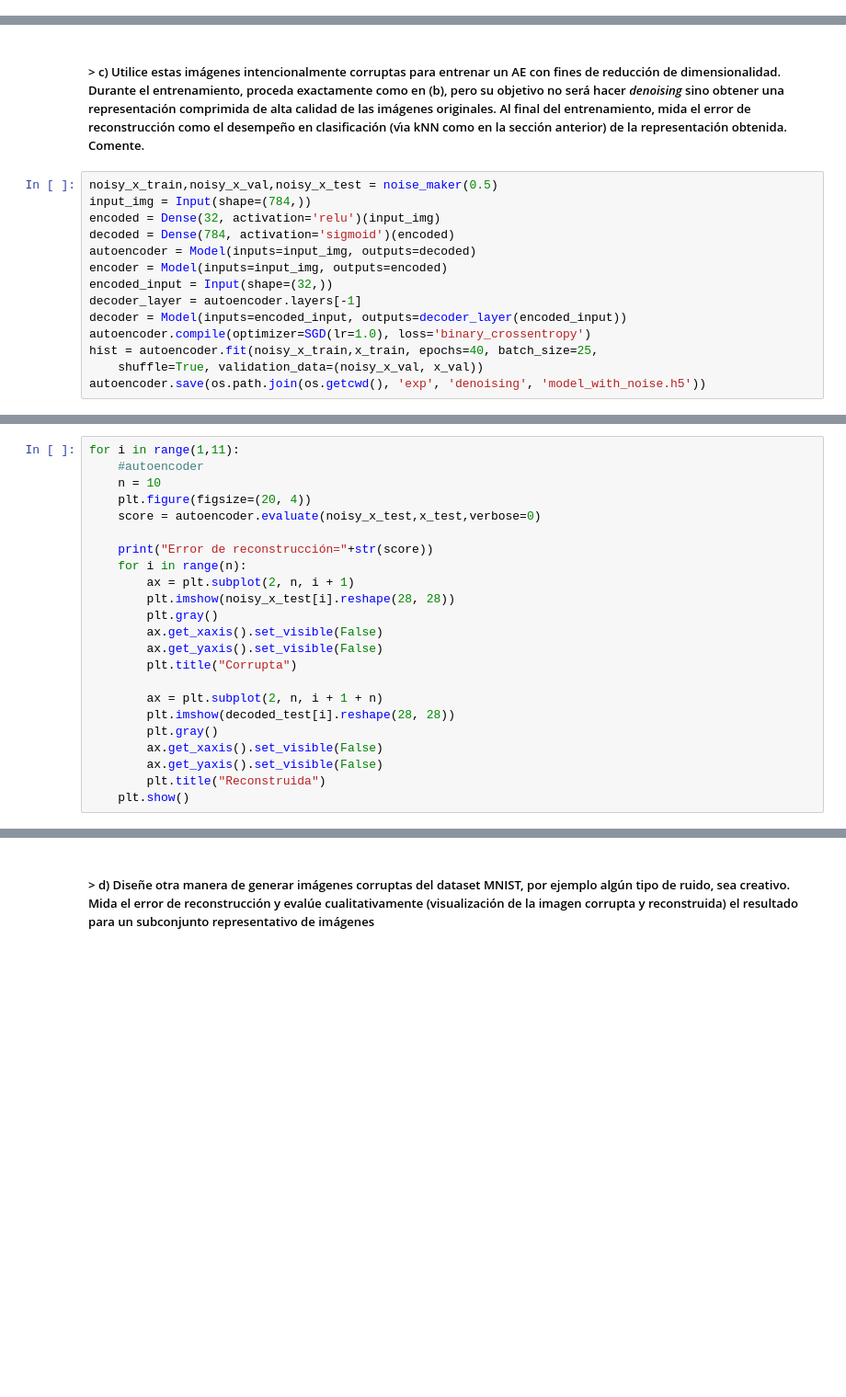
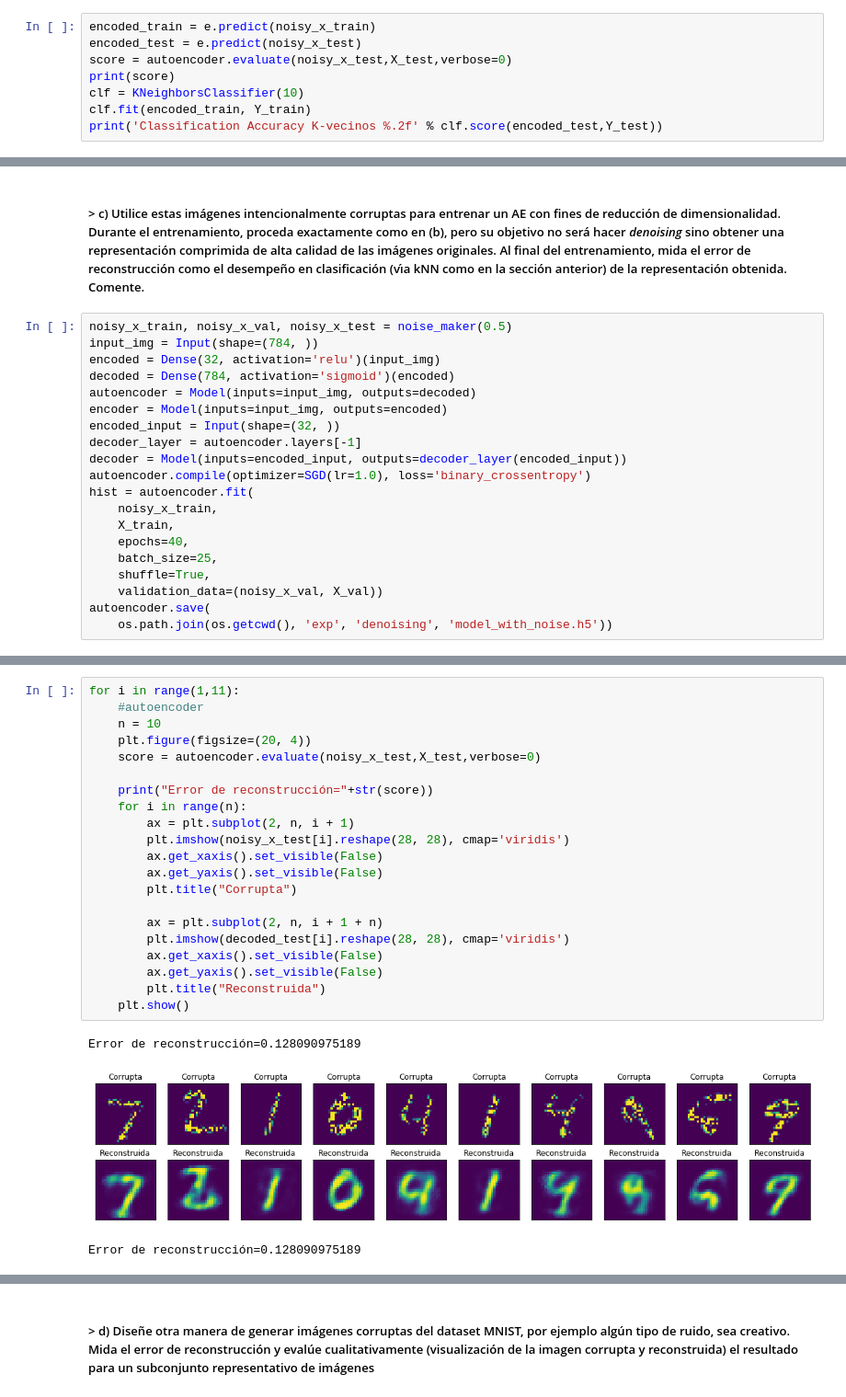
Before and after one commit to Caimapo/ANN, a Jupyter notebook: Tarea 2/Part 3 Autoencoders (AEs) in MNIST/Part 3 Autoencoders (AEs) in MNIST_15-06(en la U).ipynb, the cells around one changed output, grey strips where cells are left out. Shown at 92% size. Saved outputs shown, nothing was run; the diff lists cells and outputs as text; blank space fills up the shorter version.

```diff
--- a/Tarea 2/Part 3 Autoencoders (AEs) in MNIST/Part 3 Autoencoders (AEs) in MNIST_15-06(en la U).ipynb
+++ b/Tarea 2/Part 3 Autoencoders (AEs) in MNIST/Part 3 Autoencoders (AEs) in MNIST_15-06(en la U).ipynb
@@ -831,0 +808,8 @@ Como se puede ver en las imagenes
+# %%
+encoded_train = e.predict(noisy_x_train)
+encoded_test = e.predict(noisy_x_test)
+score = autoencoder.evaluate(noisy_x_test,X_test,verbose=0)
+print(score)
+clf = KNeighborsClassifier(10)
+clf.fit(encoded_train, Y_train)
+print('Classification Accuracy K-vecinos %.2f' % clf.score(encoded_test,Y_test))
@@ -832,16 +818,22 @@ Como se puede ver en las imagenes
 # %% [markdown]
 ##### > c) Utilice estas imágenes intencionalmente corruptas para entrenar un AE con fines de reducción de dimensionalidad. Durante el entrenamiento, proceda exactamente como en (b), pero su objetivo no será hacer *denoising* sino obtener una representación comprimida de alta calidad de las imágenes originales. Al final del entrenamiento, mida el error de reconstrucción como el desempeño en clasificación (vı́a kNN como en la sección anterior) de la representación obtenida. Comente.
 # %%
-noisy_x_train,noisy_x_val,noisy_x_test = noise_maker(0.5)
-input_img = Input(shape=(784,))
+noisy_x_train, noisy_x_val, noisy_x_test = noise_maker(0.5)
+input_img = Input(shape=(784, ))
 encoded = Dense(32, activation='relu')(input_img)
 decoded = Dense(784, activation='sigmoid')(encoded)
 autoencoder = Model(inputs=input_img, outputs=decoded)
 encoder = Model(inputs=input_img, outputs=encoded)
-encoded_input = Input(shape=(32,))
+encoded_input = Input(shape=(32, ))
 decoder_layer = autoencoder.layers[-1]
 decoder = Model(inputs=encoded_input, outputs=decoder_layer(encoded_input))
 autoencoder.compile(optimizer=SGD(lr=1.0), loss='binary_crossentropy')
-hist = autoencoder.fit(noisy_x_train,x_train, epochs=40, batch_size=25,
-    shuffle=True, validation_data=(noisy_x_val, x_val))
-autoencoder.save(os.path.join(os.getcwd(), 'exp', 'denoising', 'model_with_noise.h5'))
+hist = autoencoder.fit(
+    noisy_x_train,
+    X_train,
+    epochs=40,
+    batch_size=25,
+    shuffle=True,
+    validation_data=(noisy_x_val, X_val))
+autoencoder.save(
+    os.path.join(os.getcwd(), 'exp', 'denoising', 'model_with_noise.h5'))
@@ -848,23 +859,25 @@ autoencoder.save(os.path.join(os.getcwd(), 'exp', 'denoising', 'model_with_noise
 # %%
 for i in range(1,11):
     #autoencoder
     n = 10
     plt.figure(figsize=(20, 4))
-    score = autoencoder.evaluate(noisy_x_test,x_test,verbose=0)
+    score = autoencoder.evaluate(noisy_x_test,X_test,verbose=0)
 
     print("Error de reconstrucción="+str(score))
     for i in range(n):
         ax = plt.subplot(2, n, i + 1)
-        plt.imshow(noisy_x_test[i].reshape(28, 28))
-        plt.gray()
+        plt.imshow(noisy_x_test[i].reshape(28, 28), cmap='viridis')
         ax.get_xaxis().set_visible(False)
         ax.get_yaxis().set_visible(False)
         plt.title("Corrupta")
 
         ax = plt.subplot(2, n, i + 1 + n)
-        plt.imshow(decoded_test[i].reshape(28, 28))
-        plt.gray()
+        plt.imshow(decoded_test[i].reshape(28, 28), cmap='viridis')
         ax.get_xaxis().set_visible(False)
         ax.get_yaxis().set_visible(False)
         plt.title("Reconstruida")
     plt.show()
+# %% [output]
+Error de reconstrucción=0.128090975189
+[figure, added]
+Error de reconstrucción=0.128090975189
```
Also changed, not shown: parts of 10 cells of this notebook.
